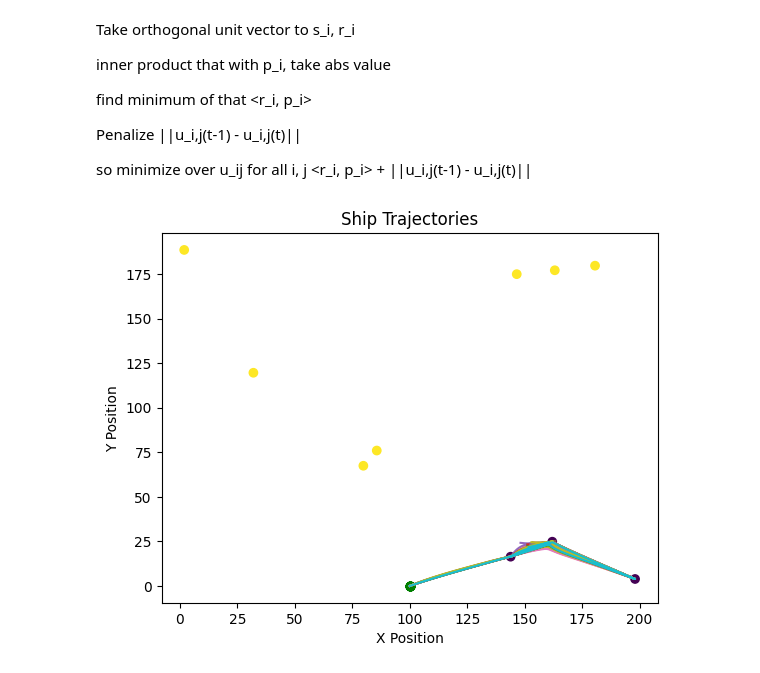
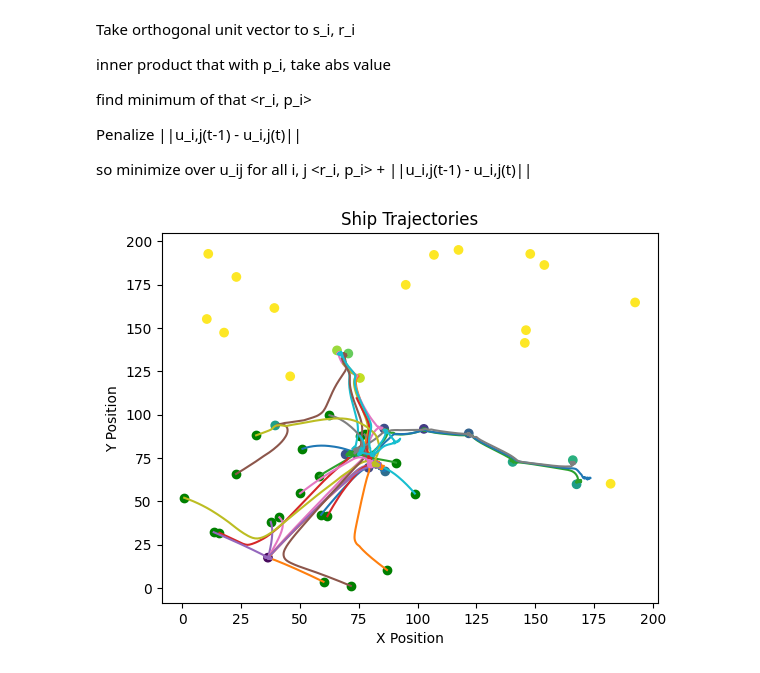
Before and after one commit to samlayton99/Optimal-Agentic-Swarm, a Jupyter notebook: fishin.ipynb, the cells around one changed output. Cells and saved outputs as stored; diff of their text form; code cells hidden in the pictures.

```diff
--- a/fishin.ipynb
+++ b/fishin.ipynb
@@ -37,8 +37,8 @@ def calculate_ship_distance_from_ships(ships):
 # %%
 def harbor_attraction(U, ships, h):
     diff = h - ships
-    diff_norm = np.linalg.norm(diff, axis=1, keepdims=True) + 1e-6
-    return U[:, -2, np.newaxis] * (diff / diff_norm)
+    diff_norm = np.linalg.norm(diff, axis=1, keepdims=True)
+    return U[:, -2, np.newaxis] * (diff / (diff_norm + 1e-6))
 # %%
 def attraction_matrix(U, G, D, F):
     F_reshaped = F.reshape(1, -1, 1)
@@ -145,8 +161,11 @@ def calculate_p_prime(S, U, Dxs, ship_differences, ship_distances):
 # %%
 def ode(t, y, params):
-    alpha, sigma, rate, U, grounds, h, x_size, F_size, x_shape = params
+    alpha, sigma, rate, U, grounds, h, x_size, F_size, p_size, x_shape, p_shape = params
     x = y[:x_size].reshape(x_shape)  # reshape x back to its original shape
     F = y[x_size:x_size+F_size]
+    # p = y[x_size + F_size:].reshape(p_shape)
+    p = np.ones_like(x) * 0.1
+
     differences = grounds - x[:, np.newaxis]
     distances = np.linalg.norm(differences, axis=2, keepdims=True)
 
@@ -169,7 +188,9 @@ def ode(t, y, params):
     H = harbor_attraction(U, x, h)
 
 
-    S = np.sum(A, axis=1).reshape(-1, 2) + H
+    S = np.sum(A, axis=1).reshape(-1, 2)
+
+    # S = S + H
 
     S_normal = S / (np.linalg.norm(S, axis=1, keepdims=True) + 1e-6)
 
@@ -177,30 +198,31 @@ def ode(t, y, params):
 
 
     x_prime = calculate_x_prime(U, S_normal)
+    # print(np.linalg.norm(x_prime, axis=1))
 
-    # print(G.shape, U.shape, F.shape, distances.shape)
 
     Dxs = Dxs_matrix(x, grounds, x, G, U, F, distances, differences, alpha, h)
 
 
-    p_prime = calculate_p_prime(S, U, Dxs, ship_diffences, ship_distances)
+    p_prime = calculate_p_prime(p, S, U, Dxs, ship_diffences)
 
 
     # Flatten x_prime and F_prime and concatenate them into a single 1D array
-    return np.concatenate((x_prime.flatten(), F_prime.flatten()))
+    return np.concatenate((x_prime.flatten(), F_prime.flatten(), np.ones_like(p_prime).flatten()))
 # %%
 alpha = .001
 sigma = 1
 rate = .1
 
 x_max, y_max = 200, 200
+# \\
 
 # h is the harbor position
 h = np.array([x_max / 2, 0])
 
-grounds = generate_fishing_grounds(10, x_max, y_max)
-# ships = generate_ships(20)
-ships = generate_ships_at_harbor(h, 20)
+# grounds = generate_fishing_grounds(30, x_max, y_max)
+ships = generate_ships(20)
+# ships = generate_ships_at_harbor(h, 20)
 
 # initialize U as all ones
 U = np.ones((ships.shape[0], grounds.shape[0] + 2))
@@ -210,7 +232,7 @@ U = np.random.normal(1, .25, (ships.shape[0], grounds.shape[0] + 2))
 
 # set the last column of U to 0
 U[:,-2] = 0
-U[:,-1] = 1
+# U[:,-1] = 1
 
 # initialize F as all ones
 F = np.ones(grounds.shape[0])
@@ -218,43 +240,49 @@ F = np.ones(grounds.shape[0])
 # x is ship positions
 x = ships
 
+# initialize p
+p_init = np.full((20, 2), 0.1)
+
 # Get the sizes of x and F before flattening
 x_size = np.prod(x.shape)
 F_size = np.prod(F.shape)
+p_size = np.prod(p_init.shape)
 
 # Get the original shape of x
 x_shape = x.shape
+p_shape = p_init.shape
 
 # Flatten x and F into a single 1D array
-y0 = np.concatenate((x.flatten(), F))
+y0 = y0 = np.concatenate((x.flatten(), F, p_init.flatten()))
 
-params = (alpha, sigma, rate, U, grounds, h, x_size, F_size, x_shape)
+params = params = (alpha, sigma, rate, U, grounds, h, x_size, F_size, p_size, x_shape, p_shape)
 
 sol = solve_ivp(ode, [0, 200], y0, args=(params,), t_eval=np.linspace(0, 200, 200))
+
 
 final_F = sol.y[:,-1][x_size:x_size+F_size]
 
 
 # Extract ship positions from the solution
 ship_positions = sol.y[:x_size].reshape(x_shape + (-1,))
 
 F_normalized = (final_F / np.max(F)) * 100  # Example normalization to 100
 
 plt.scatter(grounds[:, 0], grounds[:, 1], c=F_normalized, cmap='viridis', label='Fishing grounds')
 
 # Plot the starting points of the ships
 plt.scatter(ship_positions[:, 0, 0], ship_positions[:, 1, 0], c='green', label='Starting points')
 
 # Plot the trajectory of each ship
 for i in range(ship_positions.shape[0]):
     plt.plot(ship_positions[i, 0, :], ship_positions[i, 1, :], label=f'Ship {i+1}')
 
 plt.xlabel('X Position')
 plt.ylabel('Y Position')
 plt.title('Ship Trajectories')
 plt.show()
 # %% [output]
-[figure, old version]
+[figure, new version]
 # %%
 # Assuming ship_positions contains the trajectory data for each ship
 # and grounds contains the positions of fishing grounds
```
Also changed, not shown: parts of 3 cells of this notebook.
